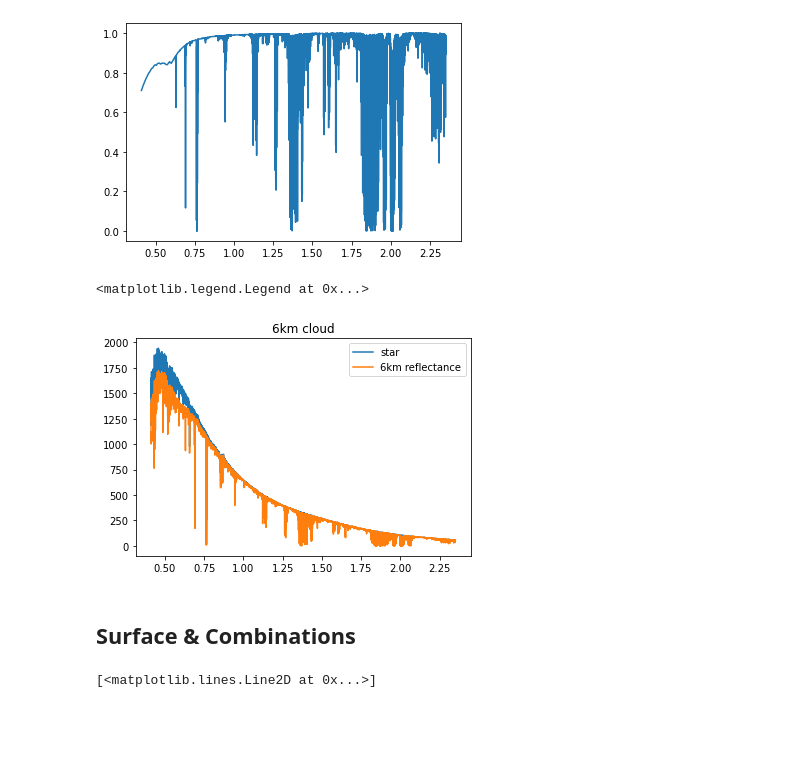
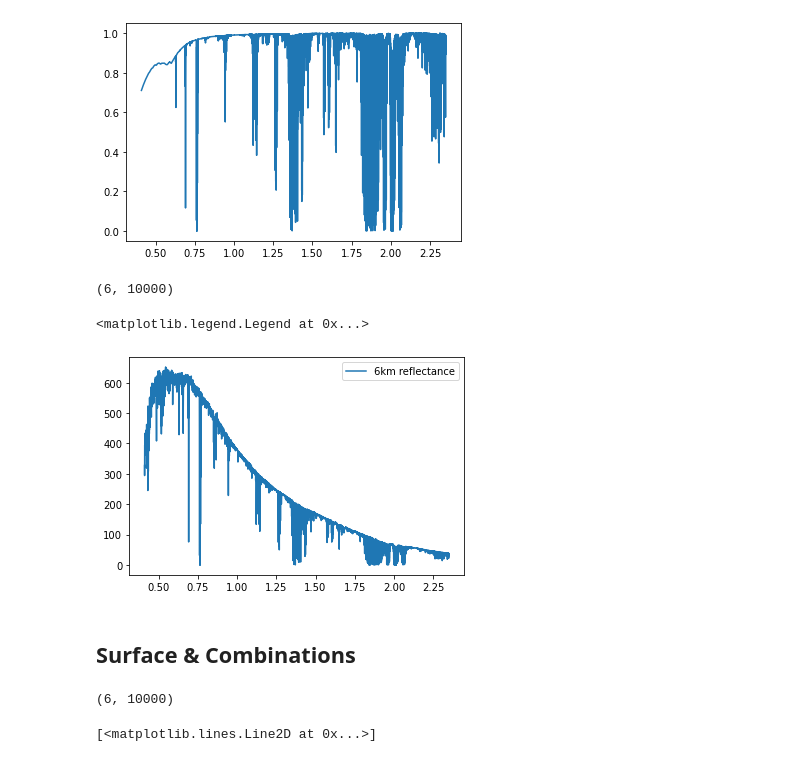
Before and after one commit to dangcpham/WaterDetection, a Jupyter notebook: Untitled.ipynb, the cells around one changed output. Cells and saved outputs as stored; diff of their text form; code cells hidden in the pictures; blank space fills up the shorter version.

```diff
--- a/Untitled.ipynb
+++ b/Untitled.ipynb
@@ -78,14 +79,17 @@ plt.plot(X, cloud_6km_albedo)
 0.4398400232288037
 [<matplotlib.lines.Line2D at 0x...>]
 [figure]
-# %%
-plt.plot(X, sun_transmission, label="star")
-plt.plot(X, sun_transmission*cloud_6km_albedo + rayleigh_function(X, sun_transmission, p=pressure_6km), label='6km reflectance')
-plt.title("6km cloud")
-plt.legend()
-# %% [output]
-<matplotlib.legend.Legend at 0x...>
-[figure, removed]
+# %%
+surface_data.shape
+# %% [output]
+(6, 10000)
+# %%
+#surface at 6km
+plt.plot(X, sun_transmission*cloud_6km_albedo*surface_data[2,:], label='6km reflectance')
+plt.legend()
+# %% [output]
+<matplotlib.legend.Legend at 0x...>
+[figure, added]
 # %% [markdown]
 ## Surface & Combinations
 # %%
@@ -128,3 +134,7 @@ surface_data = get_surface_data(surface_paths.values())
+# %%
+surface_data.shape
+# %% [output]
+(6, 10000)
 # %%
 plt.plot(X, (earth_transmission*test)[-5])
 plt.plot(X, (earth_transmission*test)[1])
```
Also changed, not shown: parts of 6 cells of this notebook.
